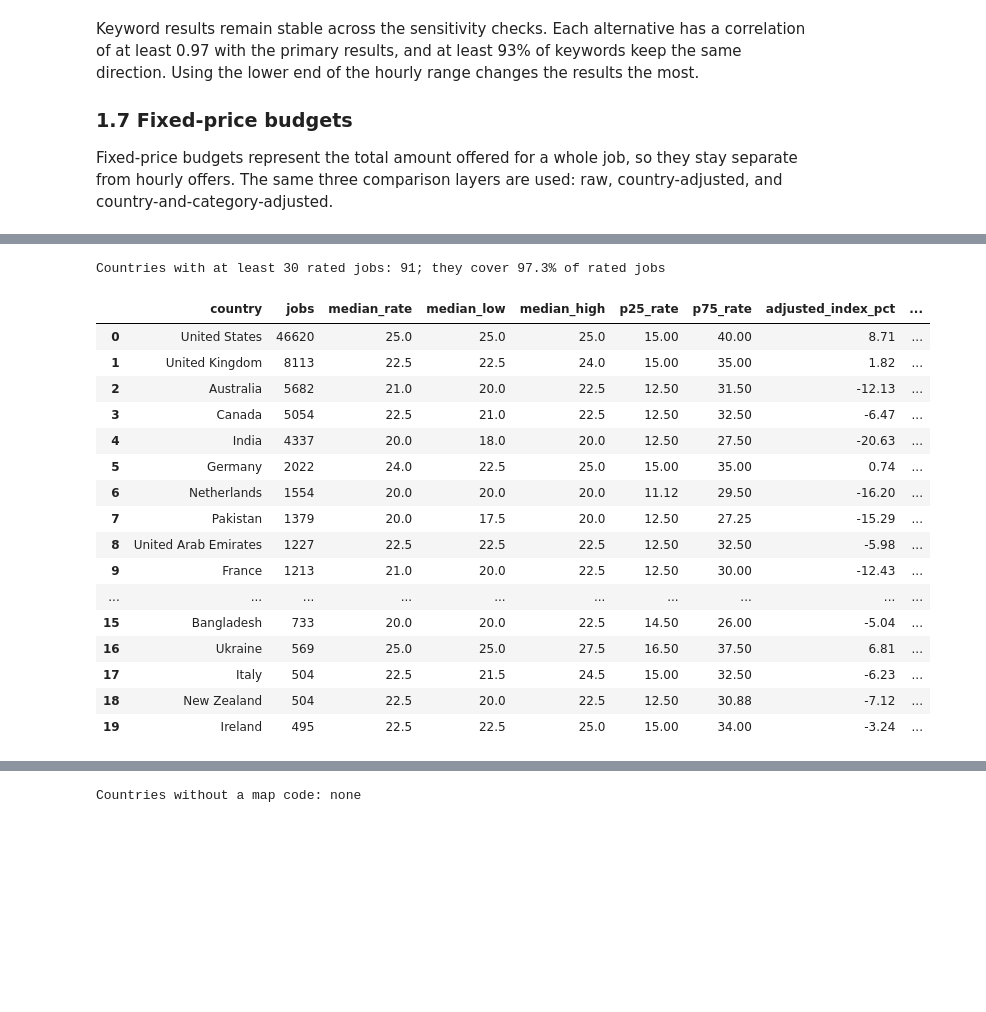
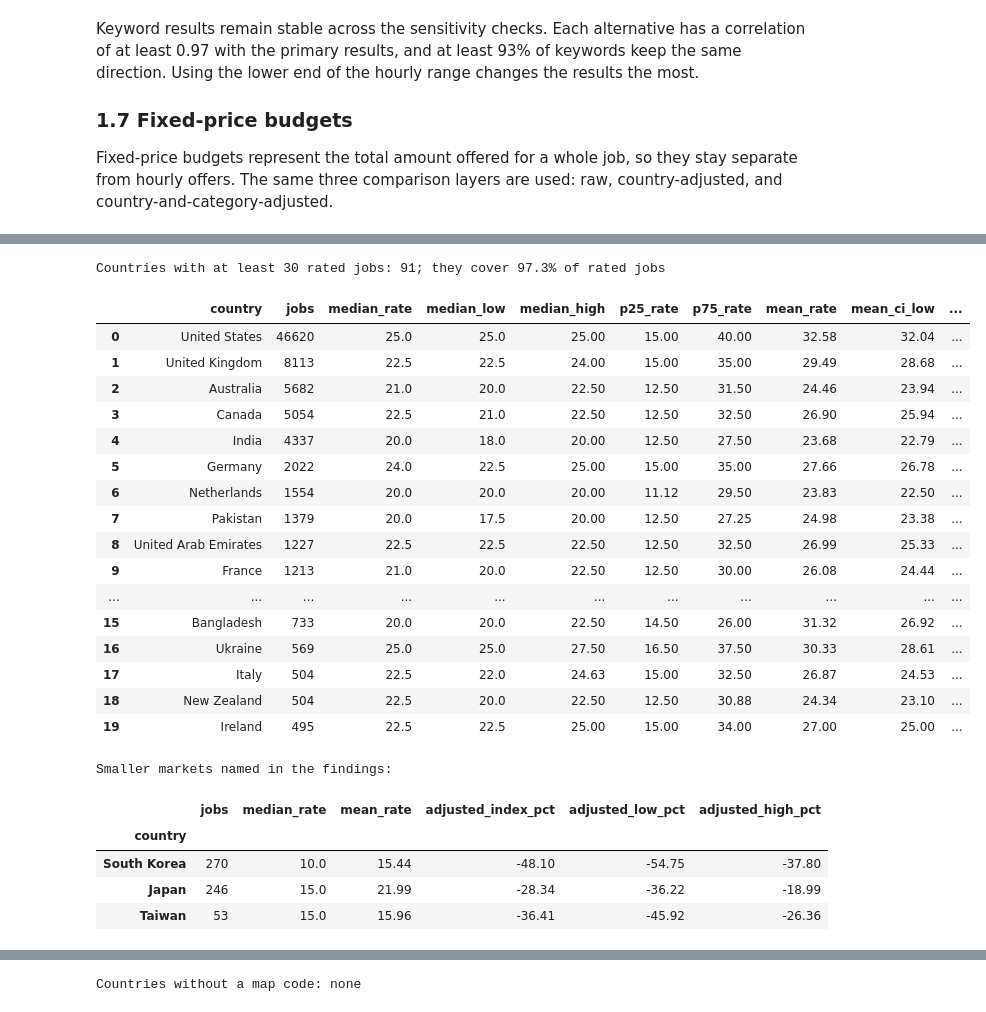
Before and after one commit to manishanagda1997-debug/Project_8_NHIS, a Jupyter notebook: notebooks/04_pay_keywords_and_countries.ipynb, the cells around one changed output, grey strips where cells are left out. Saved outputs shown, nothing was run; the diff lists cells and outputs as text; code cells hidden in the pictures; blank space fills up the shorter version.

```diff
--- a/notebooks/04_pay_keywords_and_countries.ipynb
+++ b/notebooks/04_pay_keywords_and_countries.ipynb
@@ -351,27 +366,36 @@ For the adjusted index, a value of +20% means hourly offers are about 20% higher
 # %%
 print(f"Countries with at least {rules['min_country_jobs']} rated jobs: {len(countries)}; "
       f"they cover {100 * countries['jobs'].sum() / len(hourly):.1f}% of rated jobs")
-countries[["country", "jobs", "median_rate", "median_low", "median_high", "p25_rate", "p75_rate",
-           "adjusted_index_pct", "adjusted_low_pct", "adjusted_high_pct"]].head(20).round(2)
+display(countries[["country", "jobs", "median_rate", "median_low", "median_high", "p25_rate", "p75_rate",
+           "mean_rate", "mean_ci_low", "mean_ci_high", "adjusted_index_pct", "adjusted_low_pct", "adjusted_high_pct"]].head(20).round(2))
+print("Smaller markets named in the findings:")
+countries.set_index("country").loc[["South Korea", "Japan", "Taiwan"],
+    ["jobs", "median_rate", "mean_rate", "adjusted_index_pct", "adjusted_low_pct", "adjusted_high_pct"]].round(2)
 # %% [output]
 Countries with at least 30 rated jobs: 91; they cover 97.3% of rated jobs
-|  | country | jobs | median_rate | median_low | median_high | p25_rate | p75_rate | adjusted_index_pct | ... |
-| 0 | United States | 46620 | 25.0 | 25.0 | 25.0 | 15.00 | 40.00 | 8.71 | ... |
-| 1 | United Kingdom | 8113 | 22.5 | 22.5 | 24.0 | 15.00 | 35.00 | 1.82 | ... |
-| 2 | Australia | 5682 | 21.0 | 20.0 | 22.5 | 12.50 | 31.50 | -12.13 | ... |
-| 3 | Canada | 5054 | 22.5 | 21.0 | 22.5 | 12.50 | 32.50 | -6.47 | ... |
-| 4 | India | 4337 | 20.0 | 18.0 | 20.0 | 12.50 | 27.50 | -20.63 | ... |
-| 5 | Germany | 2022 | 24.0 | 22.5 | 25.0 | 15.00 | 35.00 | 0.74 | ... |
-| 6 | Netherlands | 1554 | 20.0 | 20.0 | 20.0 | 11.12 | 29.50 | -16.20 | ... |
-| 7 | Pakistan | 1379 | 20.0 | 17.5 | 20.0 | 12.50 | 27.25 | -15.29 | ... |
-| 8 | United Arab Emirates | 1227 | 22.5 | 22.5 | 22.5 | 12.50 | 32.50 | -5.98 | ... |
-| 9 | France | 1213 | 21.0 | 20.0 | 22.5 | 12.50 | 30.00 | -12.43 | ... |
-| ... | ... | ... | ... | ... | ... | ... | ... | ... | ... |
-| 15 | Bangladesh | 733 | 20.0 | 20.0 | 22.5 | 14.50 | 26.00 | -5.04 | ... |
-| 16 | Ukraine | 569 | 25.0 | 25.0 | 27.5 | 16.50 | 37.50 | 6.81 | ... |
-| 17 | Italy | 504 | 22.5 | 21.5 | 24.5 | 15.00 | 32.50 | -6.23 | ... |
-| 18 | New Zealand | 504 | 22.5 | 20.0 | 22.5 | 12.50 | 30.88 | -7.12 | ... |
-| 19 | Ireland | 495 | 22.5 | 22.5 | 25.0 | 15.00 | 34.00 | -3.24 | ... |
+|  | country | jobs | median_rate | median_low | median_high | p25_rate | p75_rate | mean_rate | mean_ci_low | ... |
+| 0 | United States | 46620 | 25.0 | 25.0 | 25.00 | 15.00 | 40.00 | 32.58 | 32.04 | ... |
+| 1 | United Kingdom | 8113 | 22.5 | 22.5 | 24.00 | 15.00 | 35.00 | 29.49 | 28.68 | ... |
+| 2 | Australia | 5682 | 21.0 | 20.0 | 22.50 | 12.50 | 31.50 | 24.46 | 23.94 | ... |
+| 3 | Canada | 5054 | 22.5 | 21.0 | 22.50 | 12.50 | 32.50 | 26.90 | 25.94 | ... |
+| 4 | India | 4337 | 20.0 | 18.0 | 20.00 | 12.50 | 27.50 | 23.68 | 22.79 | ... |
+| 5 | Germany | 2022 | 24.0 | 22.5 | 25.00 | 15.00 | 35.00 | 27.66 | 26.78 | ... |
+| 6 | Netherlands | 1554 | 20.0 | 20.0 | 20.00 | 11.12 | 29.50 | 23.83 | 22.50 | ... |
+| 7 | Pakistan | 1379 | 20.0 | 17.5 | 20.00 | 12.50 | 27.25 | 24.98 | 23.38 | ... |
+| 8 | United Arab Emirates | 1227 | 22.5 | 22.5 | 22.50 | 12.50 | 32.50 | 26.99 | 25.33 | ... |
+| 9 | France | 1213 | 21.0 | 20.0 | 22.50 | 12.50 | 30.00 | 26.08 | 24.44 | ... |
+| ... | ... | ... | ... | ... | ... | ... | ... | ... | ... | ... |
+| 15 | Bangladesh | 733 | 20.0 | 20.0 | 22.50 | 14.50 | 26.00 | 31.32 | 26.92 | ... |
+| 16 | Ukraine | 569 | 25.0 | 25.0 | 27.50 | 16.50 | 37.50 | 30.33 | 28.61 | ... |
+| 17 | Italy | 504 | 22.5 | 22.0 | 24.63 | 15.00 | 32.50 | 26.87 | 24.53 | ... |
+| 18 | New Zealand | 504 | 22.5 | 20.0 | 22.50 | 12.50 | 30.88 | 24.34 | 23.10 | ... |
+| 19 | Ireland | 495 | 22.5 | 22.5 | 25.00 | 15.00 | 34.00 | 27.00 | 25.00 | ... |
+Smaller markets named in the findings:
+|  | jobs | median_rate | mean_rate | adjusted_index_pct | adjusted_low_pct | adjusted_high_pct |
+| country |  |  |  |  |  |  |
+| South Korea | 270 | 10.0 | 15.44 | -48.10 | -54.75 | -37.80 |
+| Japan | 246 | 15.0 | 21.99 | -28.34 | -36.22 | -18.99 |
+| Taiwan | 53 | 15.0 | 15.96 | -36.41 | -45.92 | -26.36 |
 # %% [markdown]
 ### Narrow median intervals
 
```
Also changed, not shown: parts of 19 cells of this notebook, 8 other files.
